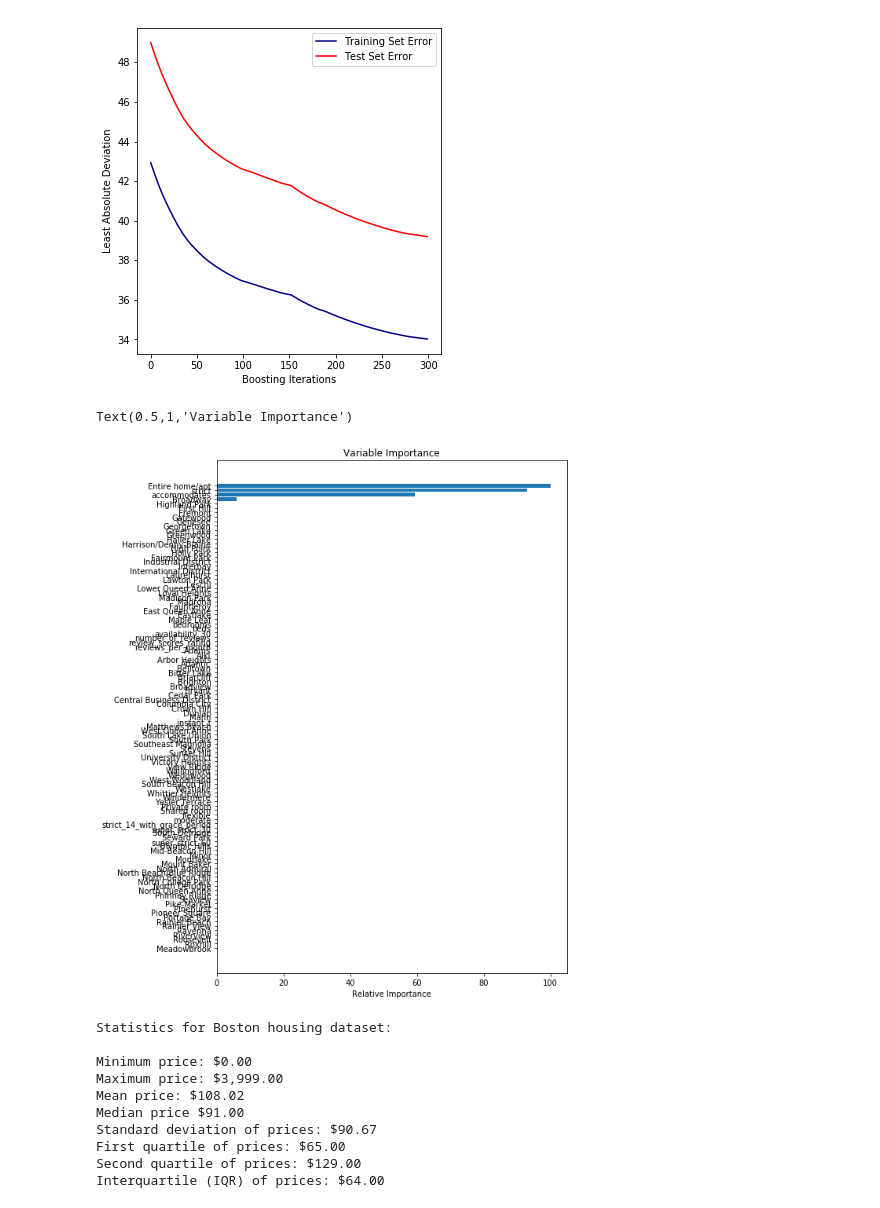
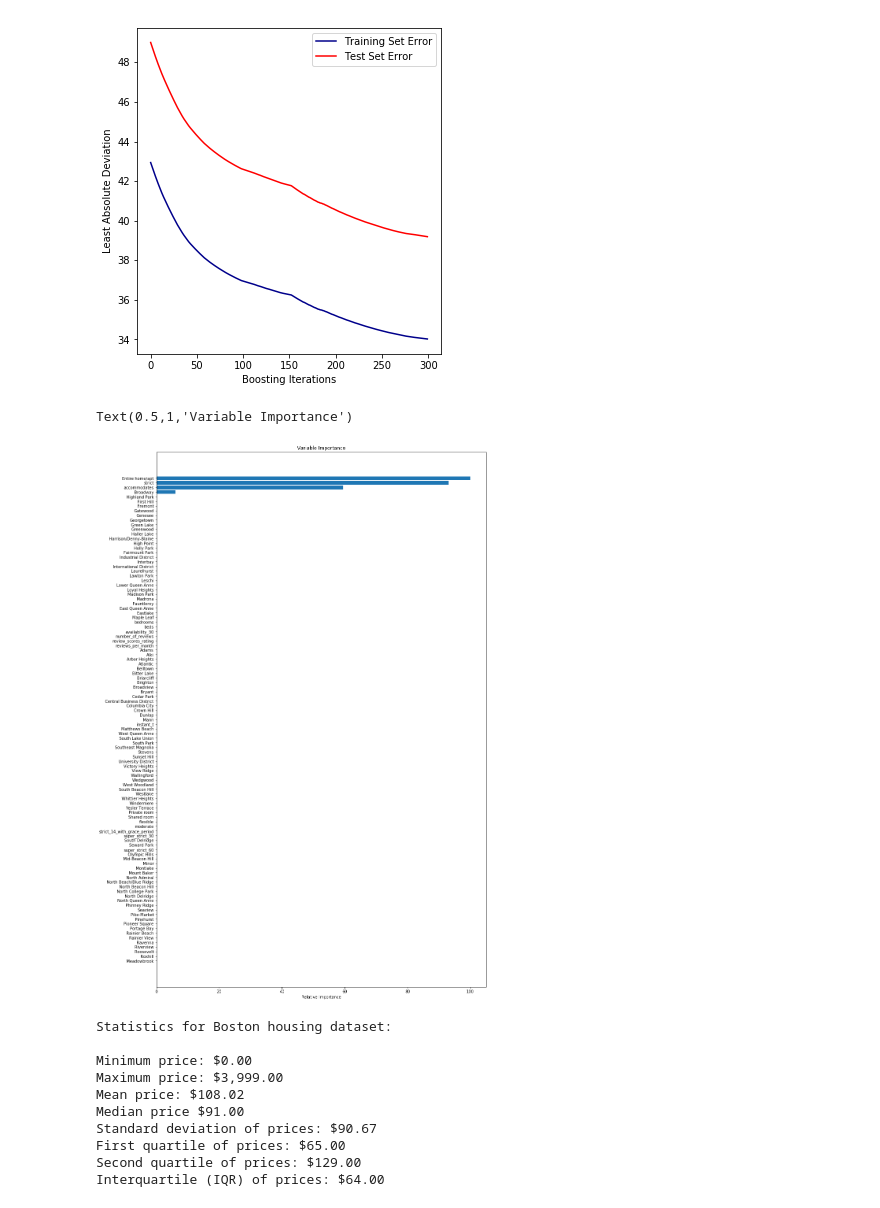
Before and after one commit to makhijas/price_my_airbnb, a Jupyter notebook: Model.ipynb, the cells around one changed output. Drawn from its saved outputs; the diff is of its cells as text; code cells hidden in the pictures.

Commit message:
Add comments to model

```diff
--- a/Model.ipynb
+++ b/Model.ipynb
@@ -11,8 +11,7 @@ import sklearn.metrics as metrics
 import matplotlib.pyplot as plt
 from collections import Counter
 
-
-LISTINGSFILE = 'data/listings.csv'
+rawdata = 'data/listings.csv'
 
 cols = ['price',
         'accommodates',
@@ -29,7 +28,7 @@ cols = ['price',
         ]
 
 # read the file into a dataframe
-df = pd.read_csv(LISTINGSFILE, usecols=cols)
+df = pd.read_csv(rawdata, usecols=cols)
 
 len(df.index)
 # %% [output]
@@ -115,45 +135,45 @@ axs = pd.scatter_matrix(alldata[scattercols],
 # %%
 rs  = 1
-ests  =  [linear_model.LinearRegression(), linear_model.Ridge(),
+tests  =  [linear_model.LinearRegression(), linear_model.Ridge(),
         linear_model.Lasso(),
         linear_model.BayesianRidge()]
-ests_labels = np.array(['Linear', 'Ridge', 'Lasso', 'BayesRidge'])
-errvals = np.array([])
+test_labels = np.array(['Linear', 'Ridge', 'Lasso', 'BayesRidge'])
+error_values = np.array([])
 
 X_train, X_test, y_train, y_test = train_test_split(alldata.drop(['price'], axis=1),
                                                     alldata.price, test_size=0.2, random_state=20)
 
-for e in ests:
-    e.fit(X_train, y_train)
-    this_err = metrics.median_absolute_error(y_test, e.predict(X_test))
+for t in tests:
+    t.fit(X_train, y_train)
+    this_error = metrics.median_absolute_error(y_test, t.predict(X_test))
     #print "got error %0.2f" % this_err
-    errvals = np.append(errvals, this_err)
+    error_values = np.append(error_values, this_error)
 
-pos = np.arange(errvals.shape[0])
-srt = np.argsort(errvals)
+pos = np.arange(error_values.shape[0])
+srt = np.argsort(error_values)
 plt.figure(figsize=(7,5))
-plt.bar(pos, errvals[srt], align='center')
-plt.xticks(pos, ests_labels[srt])
+plt.bar(pos, error_values[srt], align='center')
+plt.xticks(pos, test_labels[srt])
 plt.xlabel('Estimator')
 plt.ylabel('Median Absolute Error')
 # %% [output]
 Text(0,0.5,'Median Absolute Error')
 [figure]
 # %%
-n_est = 300
+n_test = 300
 
 tuned_parameters = {
-    "n_estimators": [ n_est ],
+    "n_estimators": [ n_test ],
     "max_depth" : [ 4 ],
     "learning_rate": [ 0.01 ],
     "min_samples_split" : [ 1.0 ],
     "loss" : [ 'ls', 'lad' ]
 }
 
-gbr = ensemble.GradientBoostingRegressor()
-clf = GridSearchCV(gbr, cv=3, param_grid=tuned_parameters,
+gradient_boosting_regressor = ensemble.GradientBoostingRegressor()
+clf = GridSearchCV(gradient_boosting_regressor, cv=3, param_grid=tuned_parameters,
         scoring='median_absolute_error')
-preds = clf.fit(X_train, y_train)
+predict = clf.fit(X_train, y_train)
 best = clf.best_estimator_
 best
 # %% [output]
@@ -191,19 +211,19 @@ Text(0,0.5,'Least Absolute Deviation')
 # %%
 feature_importance = clf.best_estimator_.feature_importances_
 # make importances relative to max importance
 feature_importance = 100.0 * (feature_importance / feature_importance.max())
 sorted_idx = np.argsort(feature_importance)
 pos = np.arange(sorted_idx.shape[0]) + .5
 pvals = feature_importance[sorted_idx]
 pcols = X_train.columns[sorted_idx]
-plt.figure(figsize=(8,12))
+plt.figure(figsize=(15,25))
 plt.barh(pos, pvals, align='center')
 plt.yticks(pos, pcols)
 plt.xlabel('Relative Importance')
 plt.title('Variable Importance')
 # %% [output]
 Text(0.5,1,'Variable Importance')
-[figure, old version]
+[figure, new version]
 # %%
 # TODO: Minimum price of the data
 minimum_price = np.min(df['price'])
```
Also changed, not shown: parts of 9 cells of this notebook.
